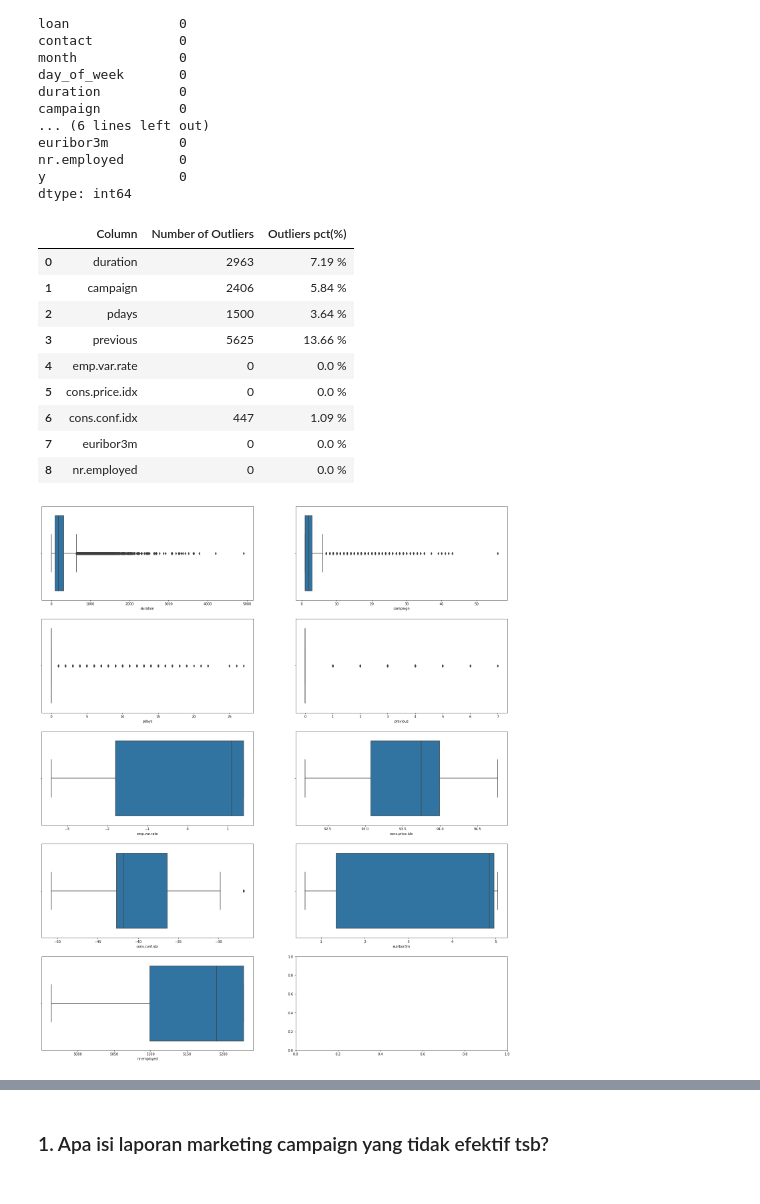
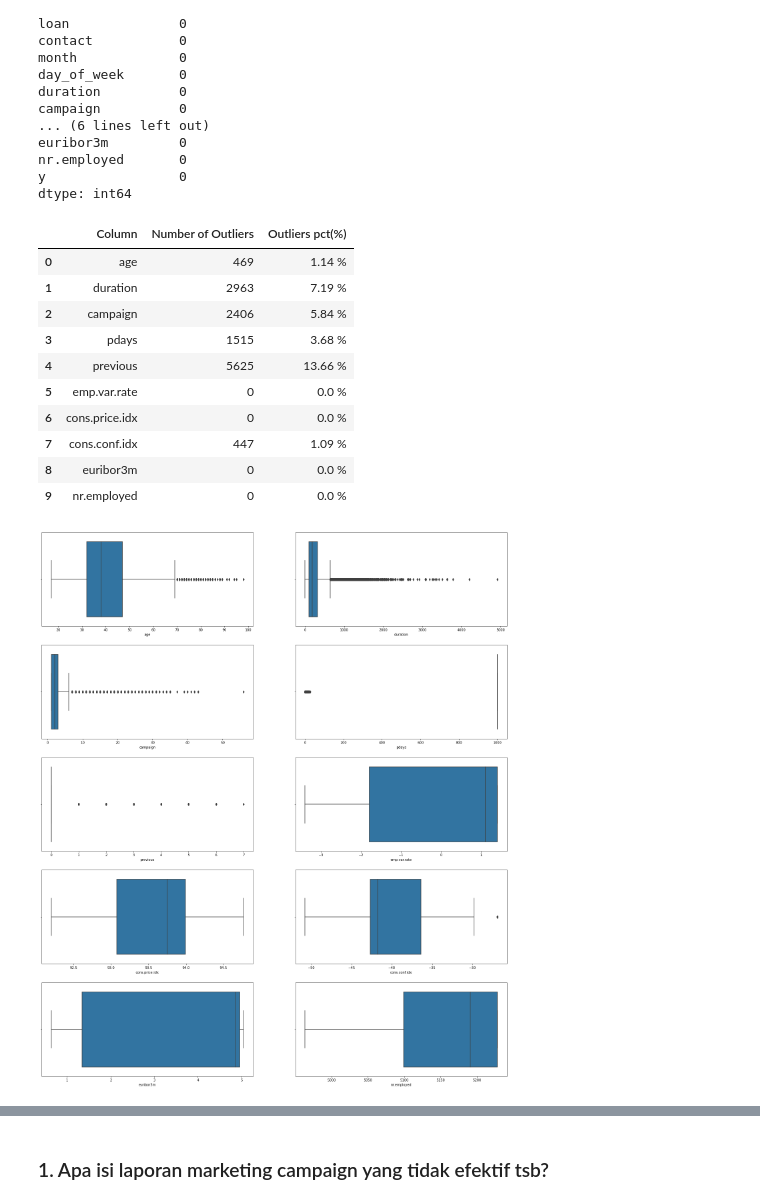
Before and after one commit to stefen-angga/Final-Project, a Jupyter notebook: EDA.ipynb, the cells around one changed output, grey strips where cells are left out. Cells and saved outputs as stored; diff of their text form; code cells hidden in the pictures.

```diff
--- a/EDA.ipynb
+++ b/EDA.ipynb
@@ -131,27 +131,28 @@ def outlier(col):
 # %%
 df_outlier= pd.DataFrame(columns=['Column', 'Number of Outliers', 'Outliers pct(%)'])
 
-for i in num_feature:
+for i in ['age','duration','campaign','pdays','previous','emp.var.rate','cons.price.idx','cons.conf.idx','euribor3m','nr.employed']:
     df_outlier= df_outlier.append({'Column': i, 'Number of Outliers': len(outlier(i)),'Outliers pct(%)': f'{round(len(outlier(i))/len(data)*100,2)} %'}, ignore_index=True)
 
 df_outlier
 # %% [output]
 |  | Column | Number of Outliers | Outliers pct(%) |
-| 0 | duration | 2963 | 7.19 % |
-| 1 | campaign | 2406 | 5.84 % |
-| 2 | pdays | 1500 | 3.64 % |
-| 3 | previous | 5625 | 13.66 % |
-| 4 | emp.var.rate | 0 | 0.0 % |
-| 5 | cons.price.idx | 0 | 0.0 % |
-| 6 | cons.conf.idx | 447 | 1.09 % |
-| 7 | euribor3m | 0 | 0.0 % |
-| 8 | nr.employed | 0 | 0.0 % |
+| 0 | age | 469 | 1.14 % |
+| 1 | duration | 2963 | 7.19 % |
+| 2 | campaign | 2406 | 5.84 % |
+| 3 | pdays | 1515 | 3.68 % |
+| 4 | previous | 5625 | 13.66 % |
+| 5 | emp.var.rate | 0 | 0.0 % |
+| 6 | cons.price.idx | 0 | 0.0 % |
+| 7 | cons.conf.idx | 447 | 1.09 % |
+| 8 | euribor3m | 0 | 0.0 % |
+| 9 | nr.employed | 0 | 0.0 % |
 # %%
 fig, axes= plt.subplots(5,2, figsize=(25,30))
-for nf, ax in zip(num_feature, axes.flatten()):
+for nf, ax in zip(['age','duration','campaign','pdays','previous','emp.var.rate','cons.price.idx','cons.conf.idx','euribor3m','nr.employed'], axes.flatten()):
     sns.boxplot(data[nf],orient='v', ax=ax)
 # %% [output]
-[figure, old version]
+[figure, new version]
 # %% [markdown]
 ## Feature:
 
```
Also changed, not shown: parts of 14 cells of this notebook.
